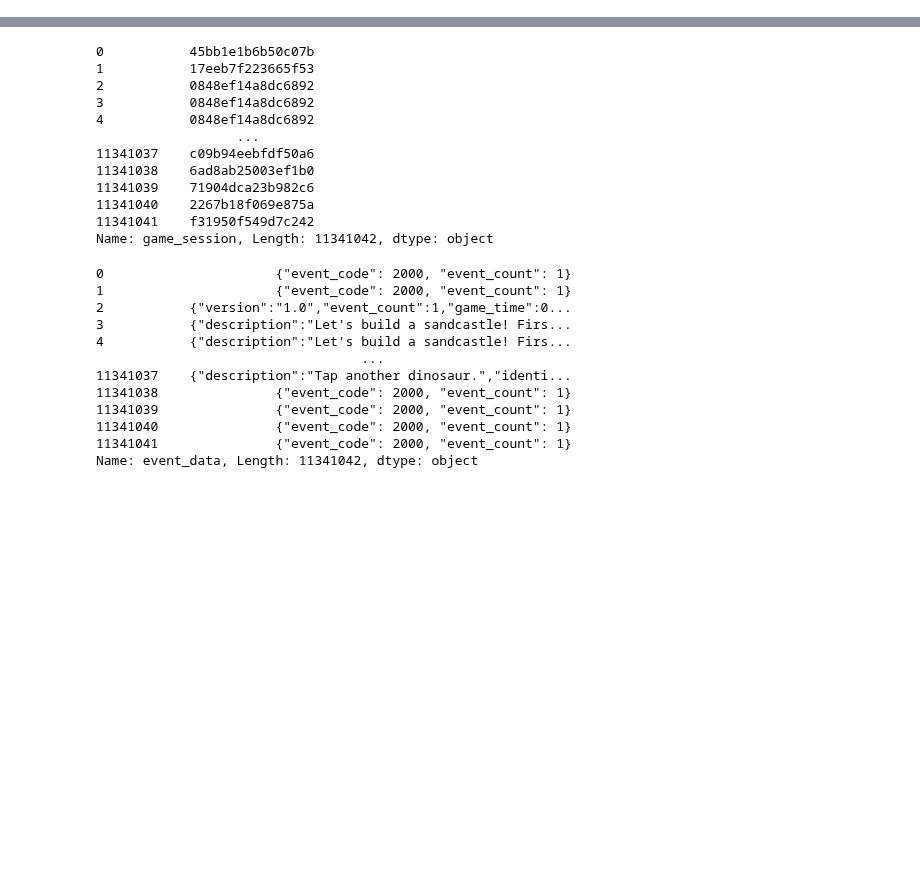
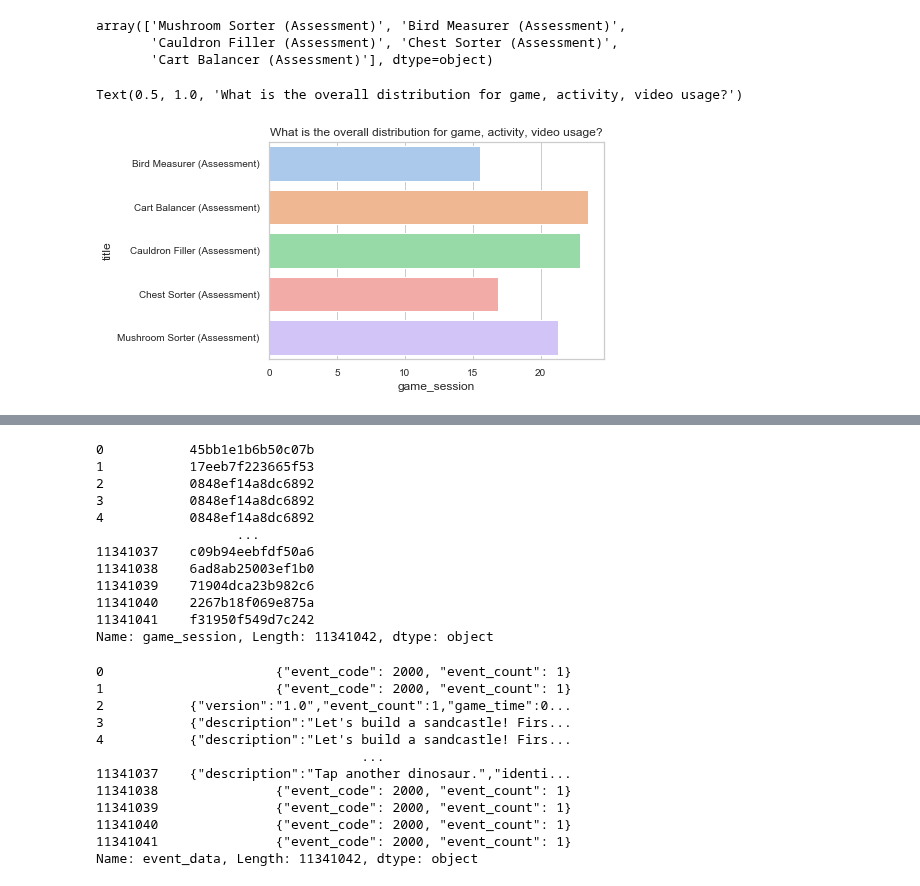
Before and after one commit to cats-in-the-hat/PBS-KIDS2, a Jupyter notebook: JQ.ipynb, the cells around one changed output, grey strips where cells are left out. Drawn from its saved outputs; the diff is of its cells as text; code cells hidden in the pictures; blank space fills up the shorter version.

```diff
--- a/JQ.ipynb
+++ b/JQ.ipynb
@@ -3,0 +83,18 @@ import numpy as np
+# %%
+train_label.title.unique()
+# %% [output]
+array(['Mushroom Sorter (Assessment)', 'Bird Measurer (Assessment)',
+       'Cauldron Filler (Assessment)', 'Chest Sorter (Assessment)',
+       'Cart Balancer (Assessment)'], dtype=object)
+# %%
+# some assessments appear more frequently
+# next, why?
+title_ag = (train_label.groupby(['title'])["game_session"].count())
+title_ag_pcts = title_ag.groupby(level=0).apply(lambda x: 100 * x / float(ag.sum())).to_frame().reset_index()
+#plt.legend(title='Color', loc='center left', bbox_to_anchor=(1, 0.5))
+(sns.barplot(x ="game_session", y="title", data=title_ag_pcts, palette="pastel"))
+#chart.set_xticklabels(chart.get_xticklabels(), rotation=90)
+plt.title("Which assessments are associated with more attempts?")
+# %% [output]
+Text(0.5, 1.0, 'What is the overall distribution for game, activity, video usage?')
+[figure, added]
```
Also changed, not shown: parts of 64 cells of this notebook.
